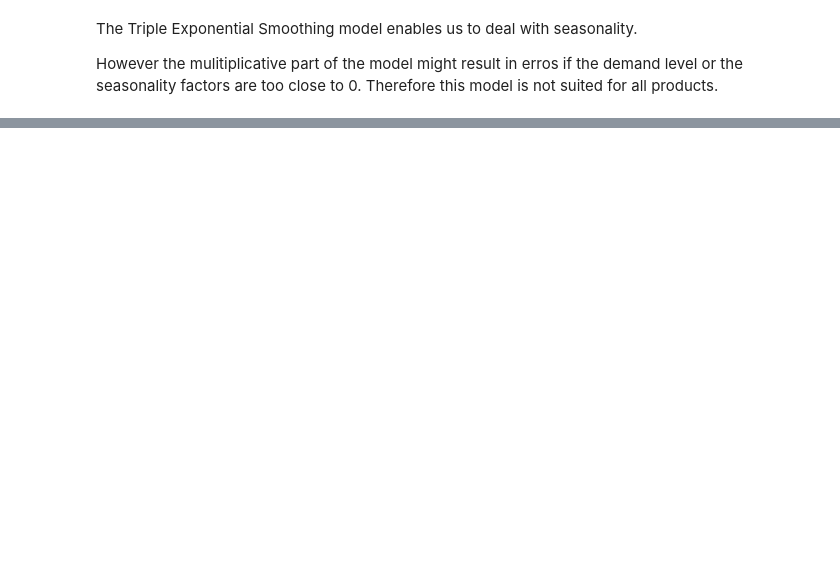
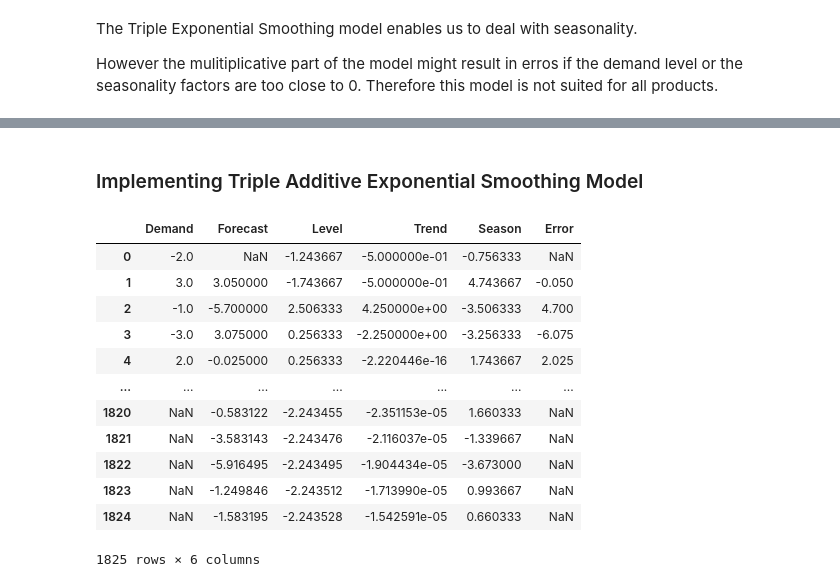
Before and after one commit to zhikaichen99/DemandForecasting, a Jupyter notebook: notebooks/Exponential_Smoothing.ipynb, the cells around one changed output, grey strips where cells are left out. Cells and saved outputs as stored; diff of their text form; code cells hidden in the pictures; blank space fills up the shorter version.

```diff
--- a/notebooks/Exponential_Smoothing.ipynb
+++ b/notebooks/Exponential_Smoothing.ipynb
@@ -478,0 +508,2 @@ However the mulitiplicative part of the model might result in erros if the deman
+# %% [markdown]
+### Implementing Triple Additive Exponential Smoothing Model
@@ -478,0 +518,37 @@ However the mulitiplicative part of the model might result in erros if the deman
+# %%
+def triple_exp_smooth_add(d, slen, extra_periods, alpha, beta, phi, gamma):
+
+    cols = len(d) # Historical pteriod length
+    d = np.append(d,[np.nan]*extra_periods) # Append np.nan into the demand array to cover future periods
+
+    # components initialization
+    f,a,b,s = np.full((4,cols+extra_periods),np.nan)
+    s = seasonal_factors_add(s,d,slen,cols)
+
+    # Level & Trend initialization
+    a[0] = d[0]-s[0]
+    b[0] = (d[1]-s[1]) - (d[0]-s[0])
+
+    # Create the forecast for the first season
+    for t in range(1,slen):
+        f[t] = a[t-1] + phi*b[t-1] + s[t]
+        a[t] = alpha*(d[t]-s[t]) + (1-alpha)*(a[t-1]+phi*b[t-1])
+        b[t] = beta*(a[t]-a[t-1]) + (1-beta)*phi*b[t-1]
+
+    # Create all the t+1 forecast
+    for t in range(slen,cols):
+        f[t] = a[t-1] + phi*b[t-1] + s[t-slen]
+        a[t] = alpha*(d[t]-s[t-slen]) + (1-alpha)*(a[t-1]+phi*b[t-1])
+        b[t] = beta*(a[t]-a[t-1]) + (1-beta)*phi*b[t-1]
+        s[t] = gamma*(d[t]-a[t]) + (1-gamma)*s[t-slen]
+
+    # Forecast for all extra periods
+    for t in range(cols,cols+extra_periods):
+        f[t] = a[t-1] + phi*b[t-1] + s[t-slen]
+        a[t] = f[t]-s[t-slen]
+        b[t] = phi*b[t-1]
+        s[t] = s[t-slen]
+
+    df = pd.DataFrame.from_dict({'Demand':d,'Forecast':f,'Level':a,'Trend':b, 'Season':s,'Error':d-f})
+
+    return df
@@ -478,0 +557,16 @@ However the mulitiplicative part of the model might result in erros if the deman
+# %%
+triple_add_results
+# %% [output]
+|  | Demand | Forecast | Level | Trend | Season | Error |
+| 0 | -2.0 | NaN | -1.243667 | -5.000000e-01 | -0.756333 | NaN |
+| 1 | 3.0 | 3.050000 | -1.743667 | -5.000000e-01 | 4.743667 | -0.050 |
+| 2 | -1.0 | -5.700000 | 2.506333 | 4.250000e+00 | -3.506333 | 4.700 |
+| 3 | -3.0 | 3.075000 | 0.256333 | -2.250000e+00 | -3.256333 | -6.075 |
+| 4 | 2.0 | -0.025000 | 0.256333 | -2.220446e-16 | 1.743667 | 2.025 |
+| ... | ... | ... | ... | ... | ... | ... |
+| 1820 | NaN | -0.583122 | -2.243455 | -2.351153e-05 | 1.660333 | NaN |
+| 1821 | NaN | -3.583143 | -2.243476 | -2.116037e-05 | -1.339667 | NaN |
+| 1822 | NaN | -5.916495 | -2.243495 | -1.904434e-05 | -3.673000 | NaN |
+| 1823 | NaN | -1.249846 | -2.243512 | -1.713990e-05 | 0.993667 | NaN |
+| 1824 | NaN | -1.583195 | -2.243528 | -1.542591e-05 | 0.660333 | NaN |
+1825 rows × 6 columns
```
Also changed, not shown: parts of 13 cells of this notebook.
